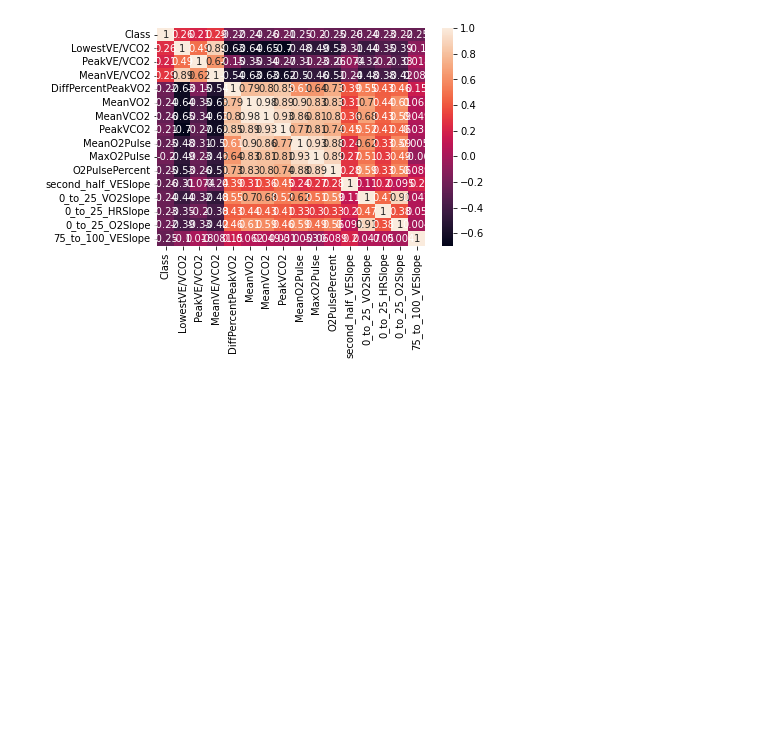
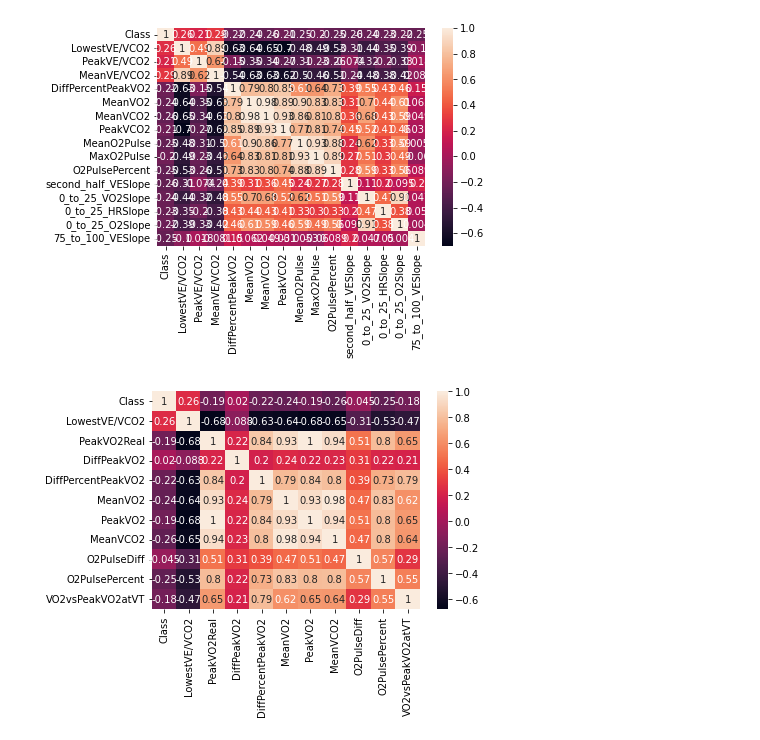
Before and after one commit to joackinsantos/CS-177-Project, a Jupyter notebook: 2_datapreprocessing_v1.ipynb, the cells around one changed output. Cells and saved outputs as stored; diff of their text form; code cells hidden in the pictures; blank space fills up the shorter version.

Commit message:
renamed csv for df processed through pearson corr; added csv generation for original df; added heatmap for information gain

```diff
--- a/2_datapreprocessing_v1.ipynb
+++ b/2_datapreprocessing_v1.ipynb
@@ -251,3 +230,11 @@ sn.heatmap(corr_matrix, annot=True)
 plt.show()
 # %% [output]
 [figure]
+# %%
+# Relationships of variables (Information Gain)
+
+corr_matrix = df_IG.corr()
+sn.heatmap(corr_matrix, annot=True)
+plt.show()
+# %% [output]
+[figure, added]
```
Also changed, not shown: parts of 9 cells of this notebook.
